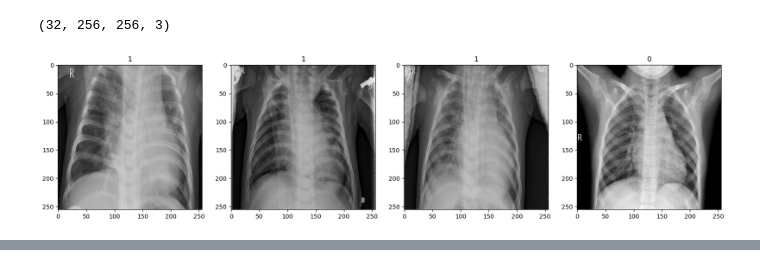
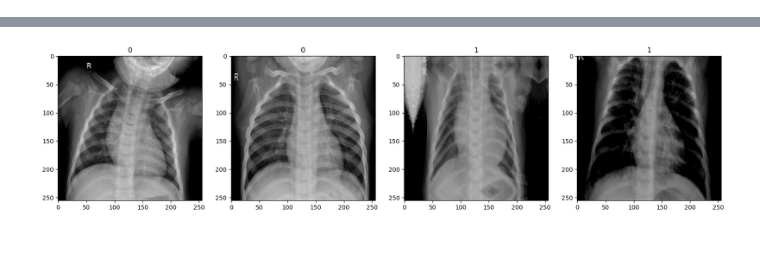
Before and after one commit to MohwasThere/My-ML-DL-Projects, a Jupyter notebook: DeepLearning_Models/Chest X-Rays images.ipynb, the cells around one changed output, grey strips where cells are left out. Drawn from its saved outputs; the diff is of its cells as text; code cells hidden in the pictures.

```diff
--- a/DeepLearning_Models/Chest X-Rays images.ipynb
+++ b/DeepLearning_Models/Chest X-Rays images.ipynb
@@ -13,3 +17,0 @@ Found 8 files belonging to 2 classes.
-# %%
-data_train = data_train.map(lambda x,y: (x/255, y))
-data_iterator = data_train.as_numpy_iterator()
@@ -18,13 +18,29 @@ batch = data_iterator.next()
-# %%
-batch[0].shape
-# %% [output]
-(32, 256, 256, 3)
-# %%
-fig,ax = plt.subplots(ncols=4, figsize=(20,20))
-for idx, img in enumerate(batch[0][:4]):
-    ax[idx].imshow(img)
-    ax[idx].title.set_text(batch[1][idx])
-
-    # 1 = pneumonia , 0 = healthy
-# %% [output]
-[figure, removed]
+# %%
+from tensorflow.keras import layers
+from tensorflow.keras import regularizers
+
+pipeline = tf.keras.Sequential([
+    layers.RandomZoom(0.2),          # Random zoom between -20% and 20%
+    layers.RandomBrightness(0.2),      # Random contrast adjustment (20%)
+    layers.RandomContrast(0.2),       # Random brightness adjustment (20%)
+    layers.Resizing(256, 256),
+    layers.Rescaling(1./255)     # Random brightness adjustment (20%)
+])
+
+val_test_pipeline = tf.keras.Sequential([
+    layers.Resizing(256, 256),
+    layers.Rescaling(1./255)
+])
+# Apply augmentation to the dataset
+data_train_augmented = data_train.map(lambda x, y: (pipeline(x), y))
+data_val_augmented = data_val.map(lambda x, y: (val_test_pipeline(x), y))
+data_test_augmented = data_test.map(lambda x, y: (val_test_pipeline(x), y))
+# %%
+data_iterator = data_train_augmented.as_numpy_iterator()
+batch = data_iterator.next()
+
+fig,ax = plt.subplots(ncols=4, figsize=(20,20))
+for idx, img in enumerate(batch[0][:4]):
+    ax[idx].imshow(img)
+    ax[idx].title.set_text(batch[1][idx])
+# %% [output]
@@ -31,2 +48,3 @@ for idx, img in enumerate(batch[0][:4]):
+[figure, added]
 # %%
 from tensorflow.keras.models import Sequential #one input and one output
```
Also changed, not shown: parts of 17 cells of this notebook.
